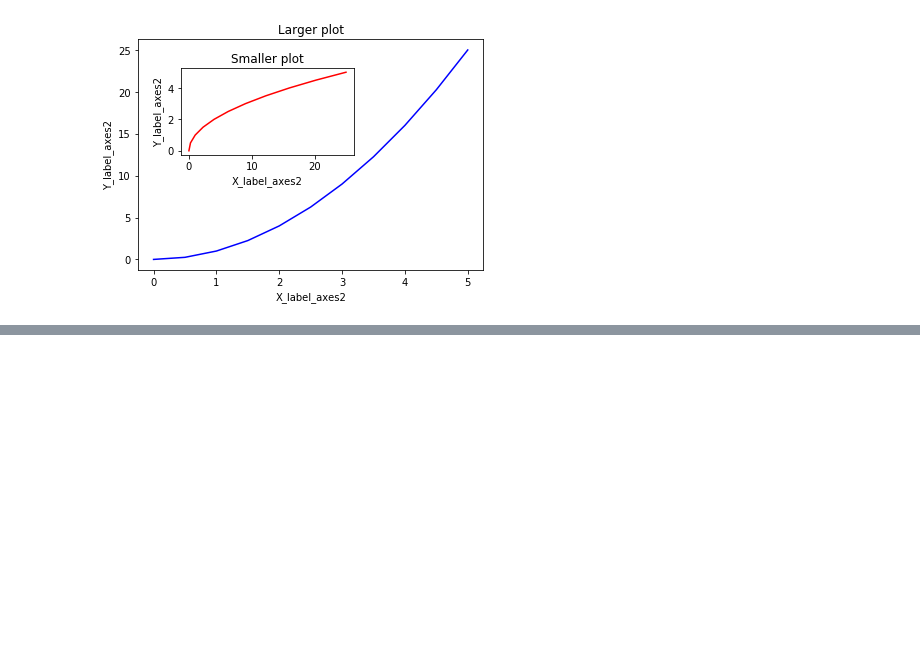
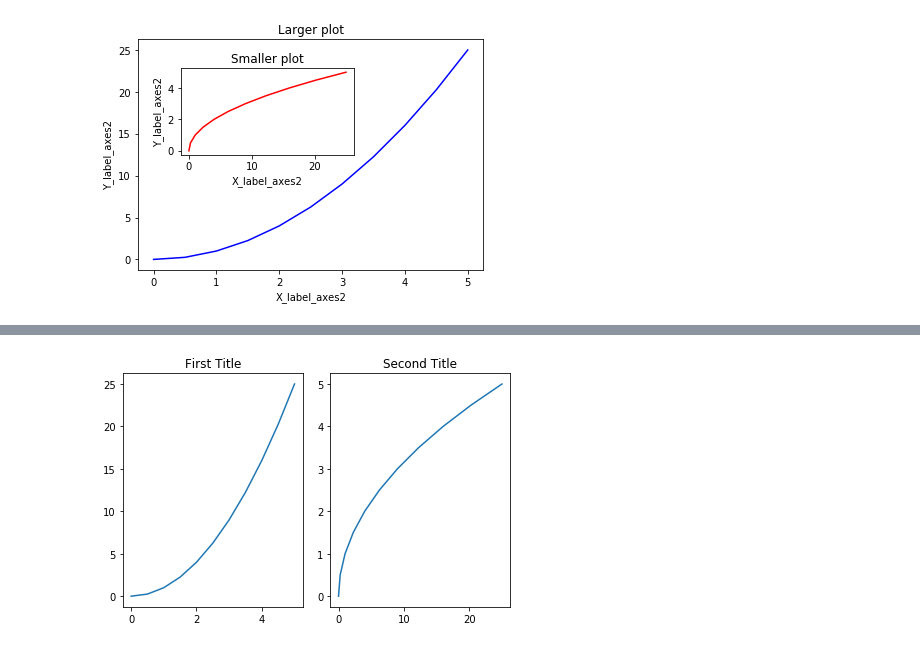
Before and after one commit to codingblondie/udemypython, a Jupyter notebook: files/Matplotlib_beg.ipynb, the cells around one changed output, grey strips where cells are left out. Saved outputs shown, nothing was run; the diff lists cells and outputs as text; code cells hidden in the pictures; blank space fills up the shorter version.

```diff
--- a/files/Matplotlib_beg.ipynb
+++ b/files/Matplotlib_beg.ipynb
@@ -53,0 +60,10 @@ axes2.set_title('Smaller plot');
+# %%
+fig,axis = plt.subplots(nrows = 1, ncols = 2)
+axis[0].plot(x,y)
+axis[0].set_title('First Title')
+axis[1].plot(y,x)
+axis[1].set_title('Second Title')
+
+plt.tight_layout() #to avoid overlapping of several figures
+# %% [output]
+[figure, added]
```
Also changed, not shown: parts of 3 cells of this notebook.
